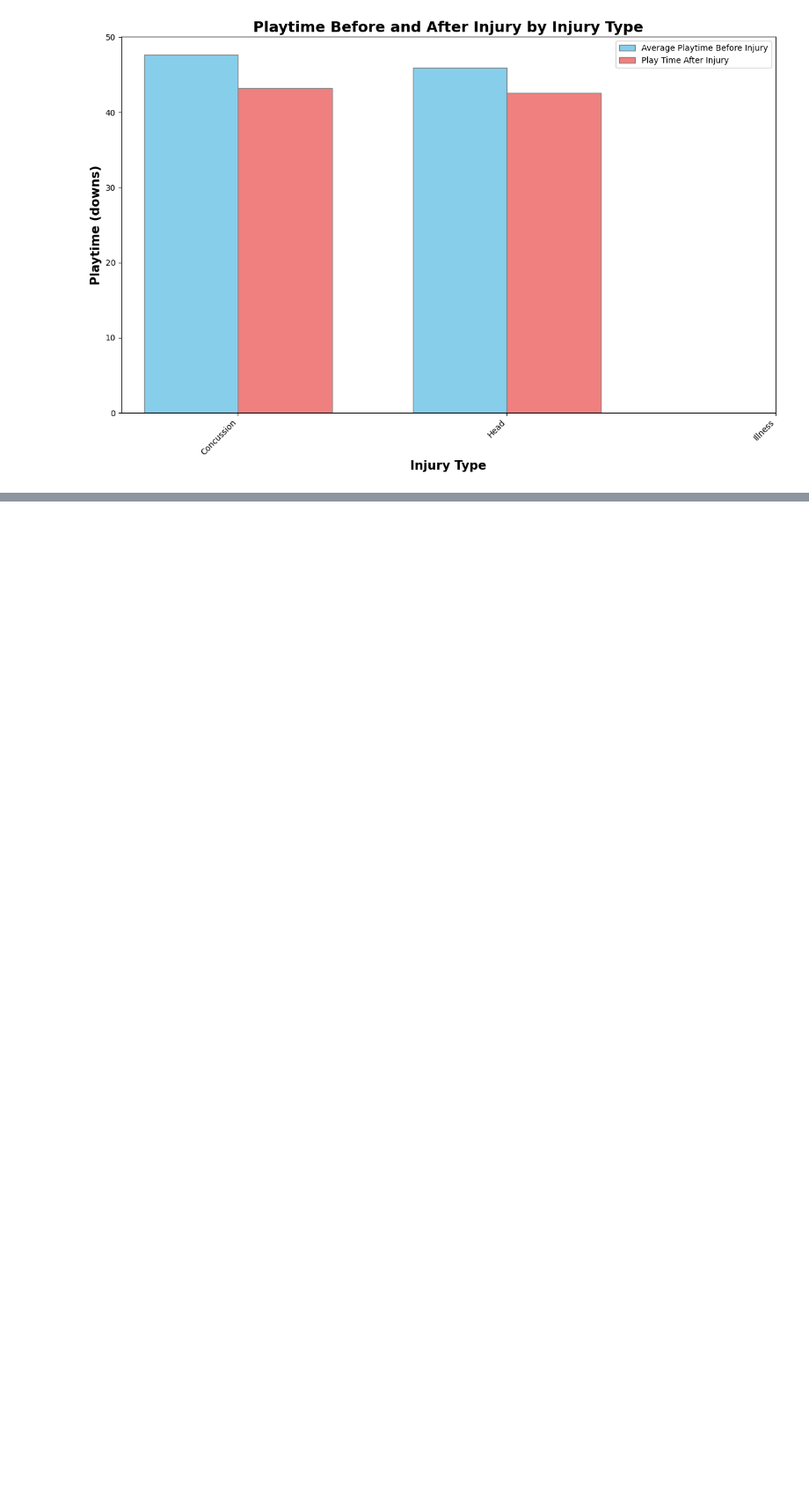
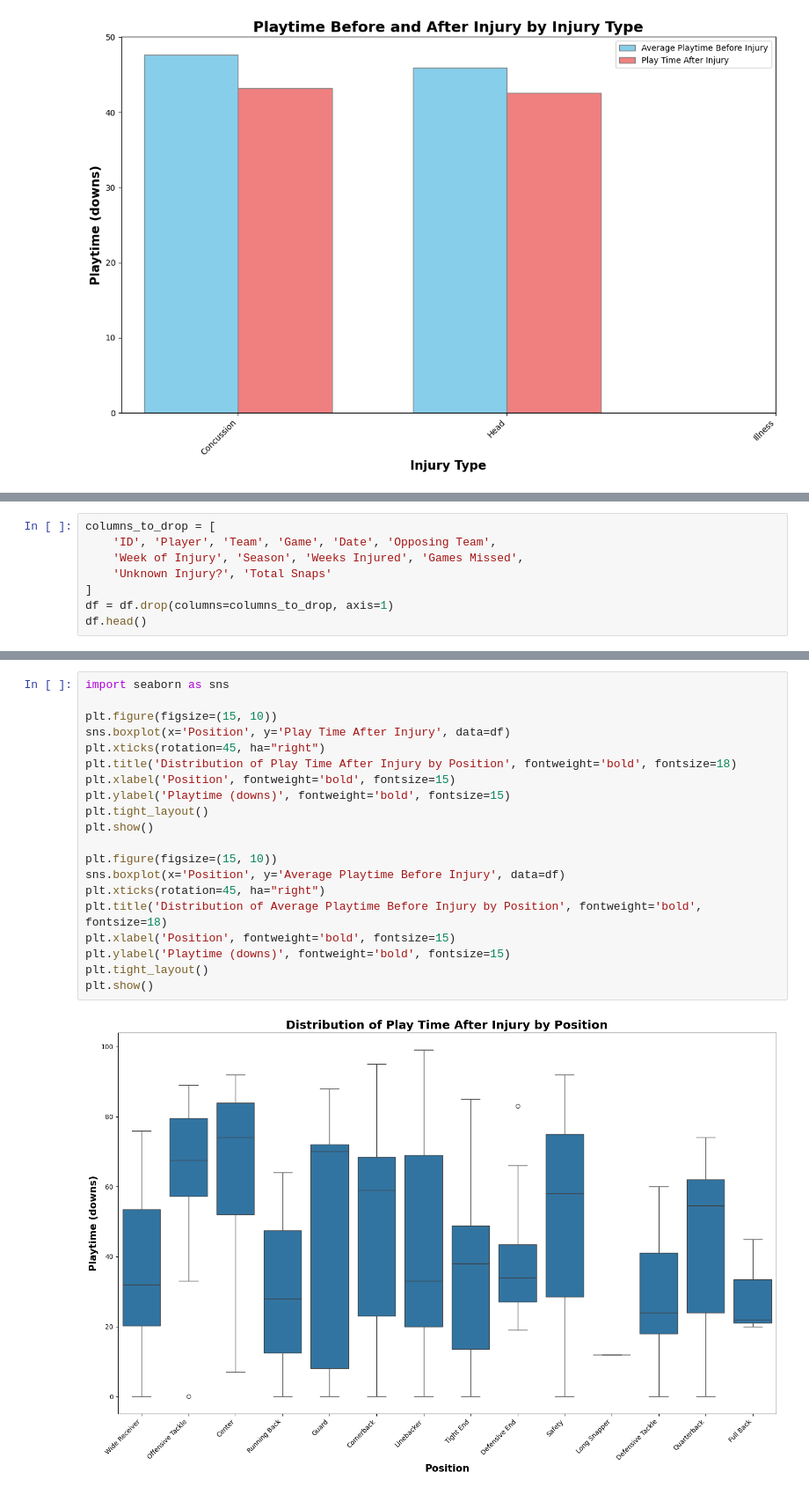
Before and after one commit to Albert-hub09/Albert_Football, a Jupyter notebook: Albert_Football.ipynb, the cells around one changed output, grey strips where cells are left out. Shown at 88% size. Drawn from its saved outputs; the diff is of its cells as text; blank space fills up the shorter version.

```diff
--- a/Albert_Football.ipynb
+++ b/Albert_Football.ipynb
@@ -90,0 +118,8 @@ plt.show()
+# %%
+columns_to_drop = [
+    'ID', 'Player', 'Team', 'Game', 'Date', 'Opposing Team',
+    'Week of Injury', 'Season', 'Weeks Injured', 'Games Missed',
+    'Unknown Injury?', 'Total Snaps'
+]
+df = df.drop(columns=columns_to_drop, axis=1)
+df.head()
@@ -90,0 +142,22 @@ plt.show()
+# %%
+import seaborn as sns
+
+plt.figure(figsize=(15, 10))
+sns.boxplot(x='Position', y='Play Time After Injury', data=df)
+plt.xticks(rotation=45, ha="right")
+plt.title('Distribution of Play Time After Injury by Position', fontweight='bold', fontsize=18)
+plt.xlabel('Position', fontweight='bold', fontsize=15)
+plt.ylabel('Playtime (downs)', fontweight='bold', fontsize=15)
+plt.tight_layout()
+plt.show()
+
+plt.figure(figsize=(15, 10))
+sns.boxplot(x='Position', y='Average Playtime Before Injury', data=df)
+plt.xticks(rotation=45, ha="right")
+plt.title('Distribution of Average Playtime Before Injury by Position', fontweight='bold', fontsize=18)
+plt.xlabel('Position', fontweight='bold', fontsize=15)
+plt.ylabel('Playtime (downs)', fontweight='bold', fontsize=15)
+plt.tight_layout()
+plt.show()
+# %% [output]
+[figure, added]
```
Also changed, not shown: parts of 7 cells of this notebook.
